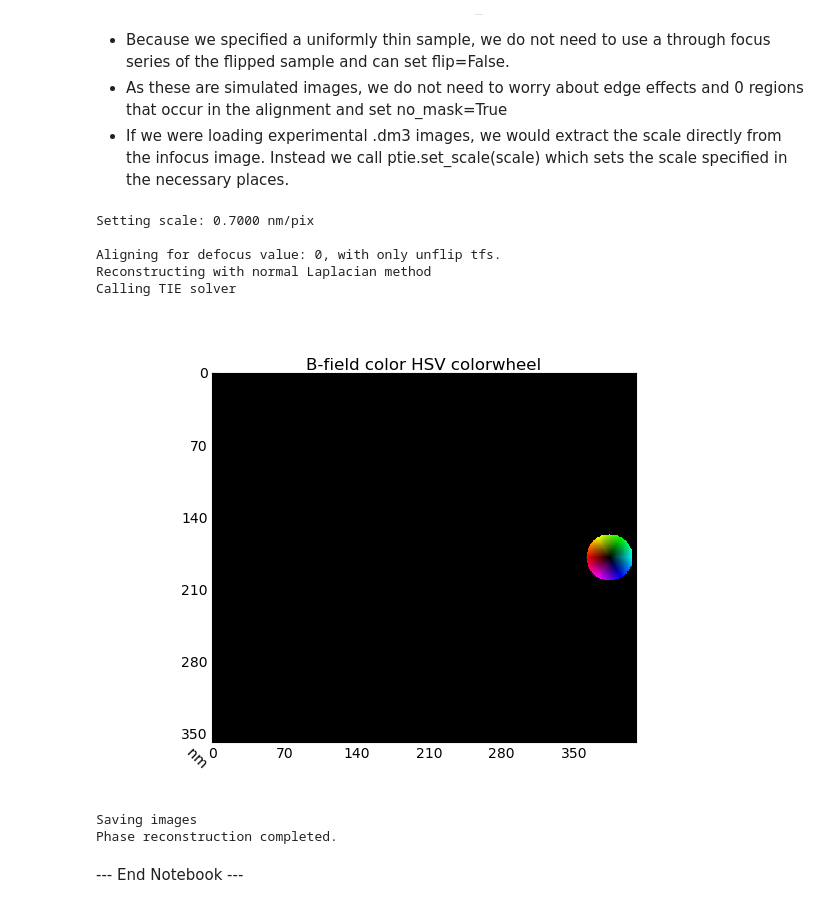
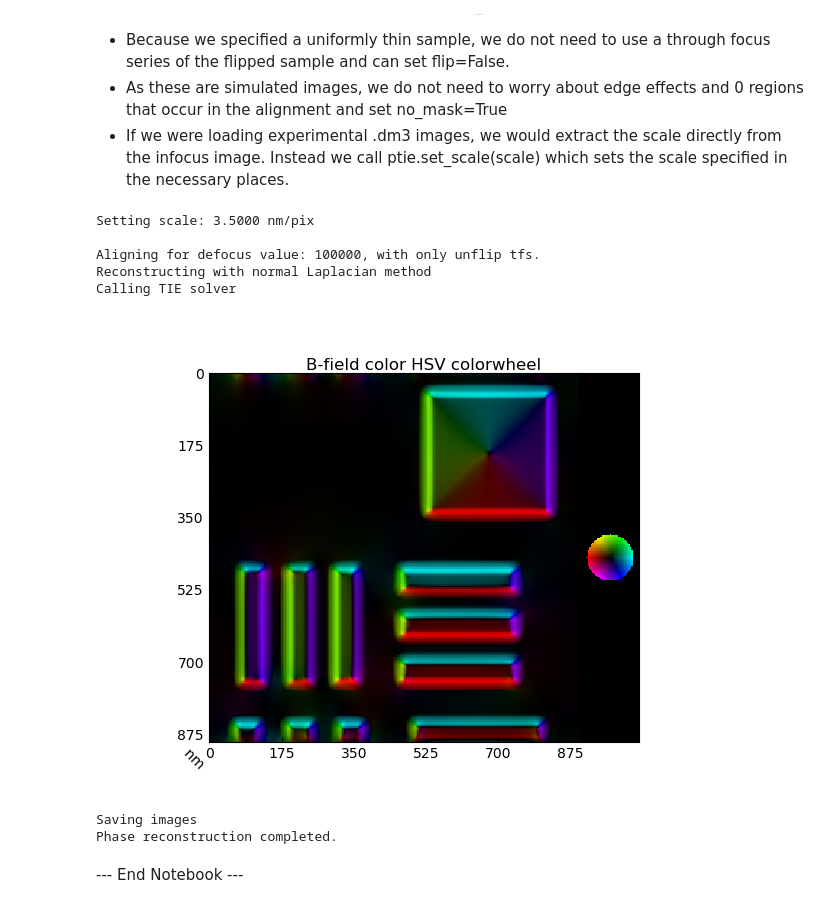
Before and after one commit to KaynaL-MT/PyLorentz, a Jupyter notebook: Examples/SIM_KaynaL-MT.ipynb, the cells around one changed output. Drawn from its saved outputs; the diff is of its cells as text; code cells hidden in the pictures.

```diff
--- a/Examples/SIM_KaynaL-MT.ipynb
+++ b/Examples/SIM_KaynaL-MT.ipynb
@@ -393,23 +419,48 @@ We now take those simulated images and feed them into the TIE reconstruction rou
 * Because we specified a uniformly thin sample, we do not need to use a through focus series of the flipped sample and can set flip=False.
 * As these are simulated images, we do not need to worry about edge effects and 0 regions that occur in the alignment and set no_mask=True
 * If we were loading experimental .dm3 images, we would extract the scale directly from the infocus image. Instead we call ptie.set_scale(scale) which sets the scale specified in the necessary places.
+# %%
+from tifffile import imread, imwrite
+
+im_un = imread("/lcrc/project/MagSim/KaynaMT/03_Micromagnetics/PIA/2024_04_04/mx3_ltem/LTEM_sim_PIA_UN_100000.0nm.tiff")
+im_in = imread("/lcrc/project/MagSim/KaynaMT/03_Micromagnetics/PIA/2024_04_04/mx3_ltem/LTEM_sim_PIA_IF_100000.0nm.tiff")
+im_ov = imread("/lcrc/project/MagSim/KaynaMT/03_Micromagnetics/PIA/2024_04_04/mx3_ltem/LTEM_sim_PIA_OV_100000.0nm.tiff")
+# %%
+defval = 1e5
+del_px = 3.5
+# %%
+ALTEM = Microscope(E=200e3,
+                   Cs = 1.0e6,
+                   Cc = 5.0e6,
+                   Ca = 0.0e6,
+                   phi_a = 0.0,
+                   theta_c = 0.01e-3,
+                   def_spr = 80.0)
 # %%
-data_loc = '/Users/klmendozatrujillo/Library/CloudStorage/Box-Box/0_KLMT_Work/1_ Micromagnetic_Simulations/2023_07_07/LTEM_sim_nano_0.7_512/df_0/TIE/' # working directory, images will be saved to ptie.data_loc/Images
+data_loc = "/lcrc/project/MagSim/KaynaMT/03_Micromagnetics/PIA/2024_04_04/tie/"
+# '/Users/klmendozatrujillo/Library/CloudStorage/Box-Box/0_KLMT_Work/1_ Micromagnetic_Simulations/2023_07_07/LTEM_sim_nano_0.7_512/df_0/TIE/' # working directory, images will be saved to ptie.data_loc/Images
 
-ptie = TIE_params(imstack=[im_un, im_in, im_ov], defvals=[defval], scale=del_px,
-                  flip=False, no_mask=True, data_loc=data_loc)
+ptie = TIE_params(imstack=[im_un, im_in, im_ov],
+                  defvals=[defval],
+                  scale=del_px,
+                  flip=False,
+                  no_mask=True,
+                  data_loc=data_loc)
 
-dataname = f'USAF_Nanoscale_'
+dataname = f'USAF_Nanoscale_3.5nmppx_'
 save = True
 
-results = TIE(ptie=ptie, pscope=ALTEM, dataname=dataname, save=save)
+results = TIE(ptie=ptie,
+              pscope=ALTEM,
+              dataname=dataname,
+              save=save)
 # %% [output]
-Setting scale: 0.7000 nm/pix
+Setting scale: 3.5000 nm/pix
 
-Aligning for defocus value: 0, with only unflip tfs.
+Aligning for defocus value: 100000, with only unflip tfs.
 Reconstructing with normal Laplacian method
 Calling TIE solver
-[figure, old version]
+[figure, new version]
 Saving images
 Phase reconstruction completed.
 # %% [markdown]
```
Also changed, not shown: parts of 5 cells of this notebook, 3 other files.
